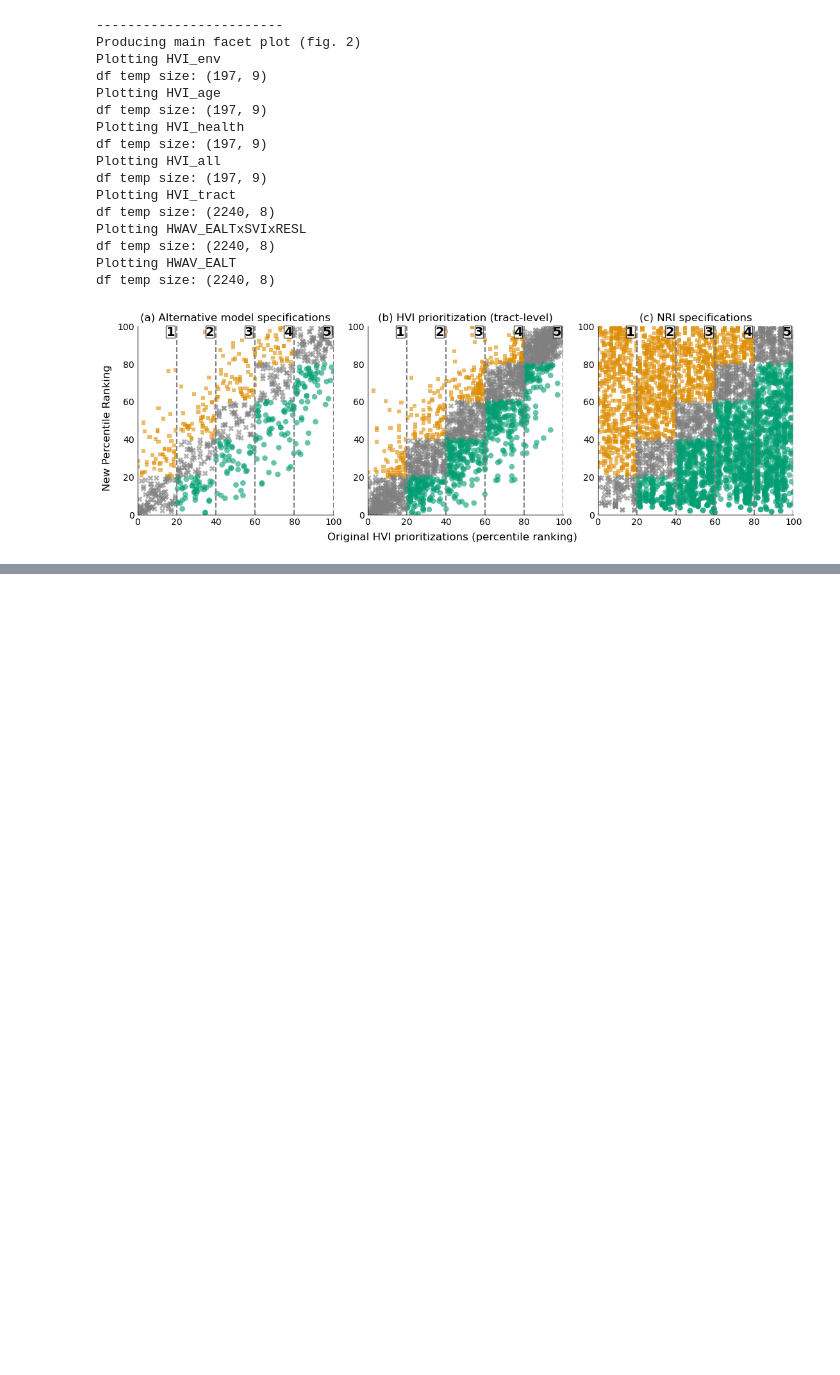
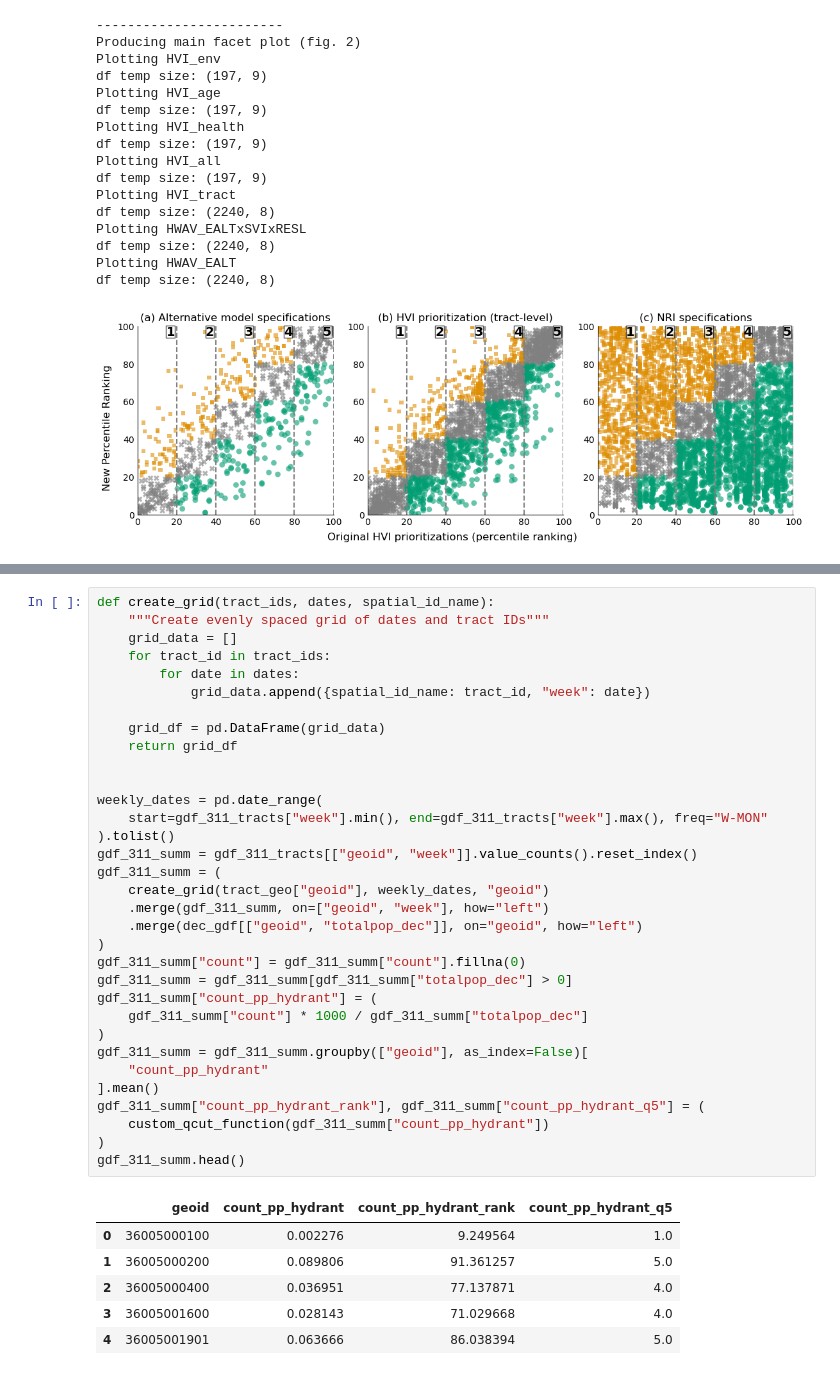
Before and after one commit to jennahgosciak/ScrutinizingIndexRiskAssessments, a Jupyter notebook: replicate-figures.ipynb, the cells around one changed output, grey strips where cells are left out. Saved outputs shown, nothing was run; the diff lists cells and outputs as text; blank space fills up the shorter version.

```diff
--- a/replicate-figures.ipynb
+++ b/replicate-figures.ipynb
@@ -1290,0 +1335,40 @@ df temp size: (2240, 8)
+# %%
+def create_grid(tract_ids, dates, spatial_id_name):
+    """Create evenly spaced grid of dates and tract IDs"""
+    grid_data = []
+    for tract_id in tract_ids:
+        for date in dates:
+            grid_data.append({spatial_id_name: tract_id, "week": date})
+
+    grid_df = pd.DataFrame(grid_data)
+    return grid_df
+
+
+weekly_dates = pd.date_range(
+    start=gdf_311_tracts["week"].min(), end=gdf_311_tracts["week"].max(), freq="W-MON"
+).tolist()
+gdf_311_summ = gdf_311_tracts[["geoid", "week"]].value_counts().reset_index()
+gdf_311_summ = (
+    create_grid(tract_geo["geoid"], weekly_dates, "geoid")
+    .merge(gdf_311_summ, on=["geoid", "week"], how="left")
+    .merge(dec_gdf[["geoid", "totalpop_dec"]], on="geoid", how="left")
+)
+gdf_311_summ["count"] = gdf_311_summ["count"].fillna(0)
+gdf_311_summ = gdf_311_summ[gdf_311_summ["totalpop_dec"] > 0]
+gdf_311_summ["count_pp_hydrant"] = (
+    gdf_311_summ["count"] * 1000 / gdf_311_summ["totalpop_dec"]
+)
+gdf_311_summ = gdf_311_summ.groupby(["geoid"], as_index=False)[
+    "count_pp_hydrant"
+].mean()
+gdf_311_summ["count_pp_hydrant_rank"], gdf_311_summ["count_pp_hydrant_q5"] = (
+    custom_qcut_function(gdf_311_summ["count_pp_hydrant"])
+)
+gdf_311_summ.head()
+# %% [output]
+|  | geoid | count_pp_hydrant | count_pp_hydrant_rank | count_pp_hydrant_q5 |
+| 0 | 36005000100 | 0.002276 | 9.249564 | 1.0 |
+| 1 | 36005000200 | 0.089806 | 91.361257 | 5.0 |
+| 2 | 36005000400 | 0.036951 | 77.137871 | 4.0 |
+| 3 | 36005001600 | 0.028143 | 71.029668 | 4.0 |
+| 4 | 36005001901 | 0.063666 | 86.038394 | 5.0 |
```
Also changed, not shown: parts of 8 cells of this notebook, 13 other files.
